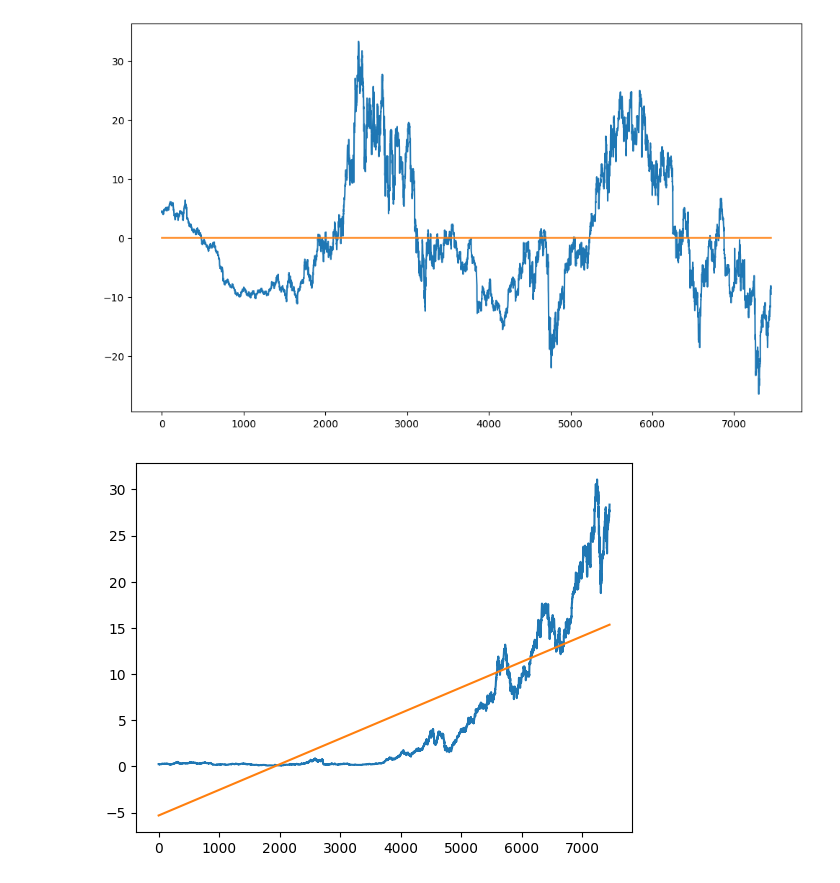
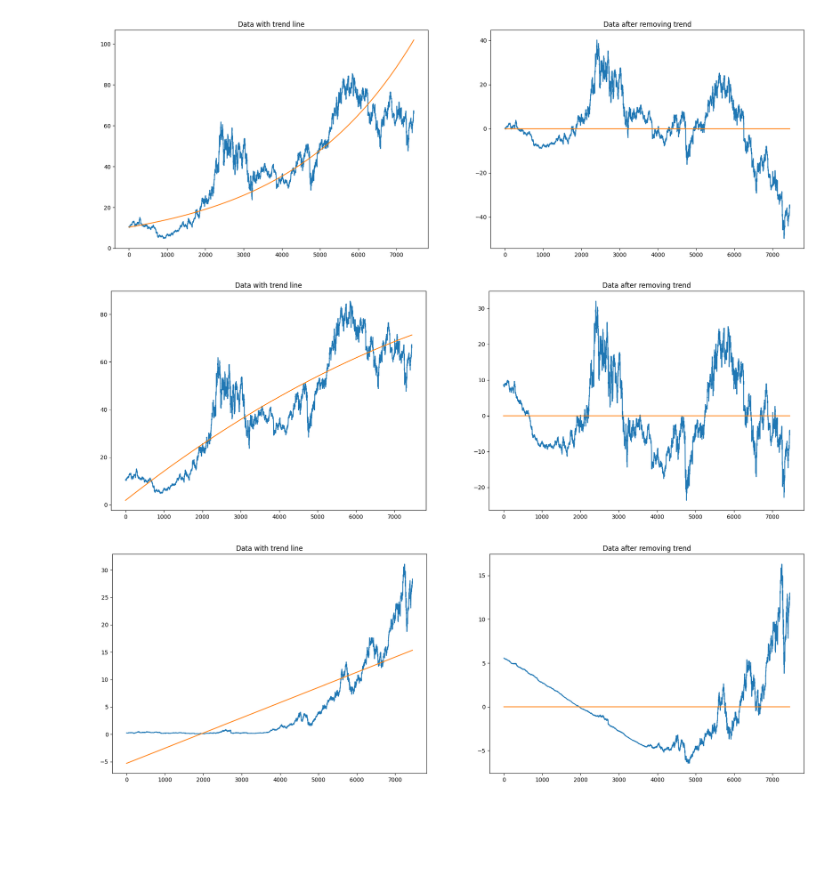
Before and after one commit to AlexSidDev/Diplom, a Jupyter notebook: trend_analysis.ipynb, the cells around one changed output. Drawn from its saved outputs; the diff is of its cells as text; code cells hidden in the pictures; blank space fills up the shorter version.

```diff
--- a/trend_analysis.ipynb
+++ b/trend_analysis.ipynb
@@ -49,9 +83,15 @@ analyzer_IBM.draw_plot_with_trend()
-# %%
-analyzer_IBM.draw_plot_without_trend()
-# %% [output]
-[figure, removed]
+# %%
+analyzer_IBM_log = LogarifmicTrendAnalyzer(data_IBM_fixed, 'Adj Close')
+analyzer_IBM_log.draw_plots()
+# %% [output]
+[figure, added]
+# %%
+analyzer_IBM = SquareTrendAnalyzer(data_IBM_fixed, 'Adj Close')
+analyzer_IBM.draw_plots()
+# %% [output]
+[figure, added]
 # %%
 analyzer_AAPL = TrendAnalyzer(data_AAPL_fixed, 'Adj Close')
-analyzer_AAPL.draw_plot_with_trend()
+analyzer_AAPL.draw_plots()
 # %% [output]
-[figure, old version]
+[figure, new version]
```
Also changed, not shown: parts of 9 cells of this notebook.
